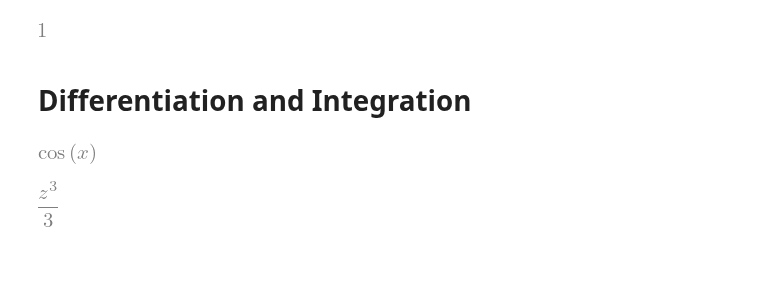
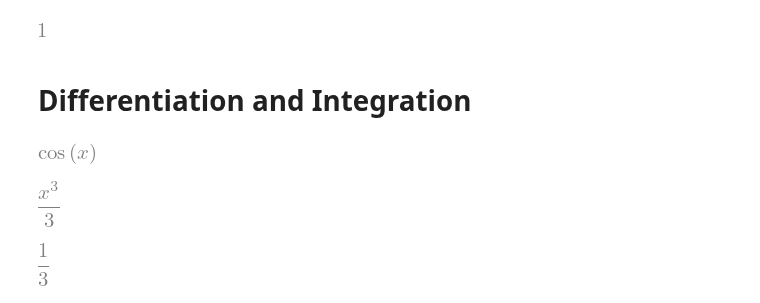
Before and after one commit to ClemensFMN/Notebooks, a Jupyter notebook: sympy/start.ipynb, the cells around one changed output. Cells and saved outputs as stored; diff of their text form; code cells hidden in the pictures; blank space fills up the shorter version.

```diff
--- a/sympy/start.ipynb
+++ b/sympy/start.ipynb
@@ -48,10 +91,14 @@ diff(sin(x), x)
 # %% [output]
 [figure]
 # %%
-p=integrate(x**2,(x,0,z))
+p=integrate(x**2,(x))
 p
 # %% [output]
-[figure, old version]
+[figure, new version]
+# %%
+integrate(x**2,(x,0,1))
+# %% [output]
+[figure, added]
 # %%
 plot(p,title="Plot", xlabel="$z$", ylabel="$p$", xlim=(-5,5), ylim=(-4,4))
 # %% [output]
```
Also changed, not shown: parts of 8 cells of this notebook, 8 other files.
